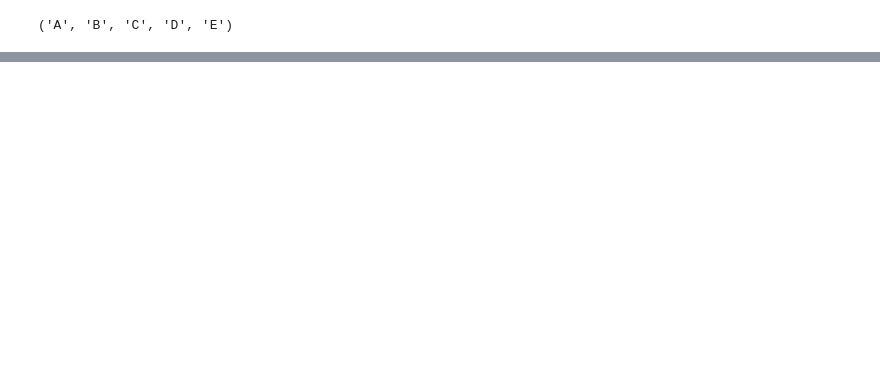
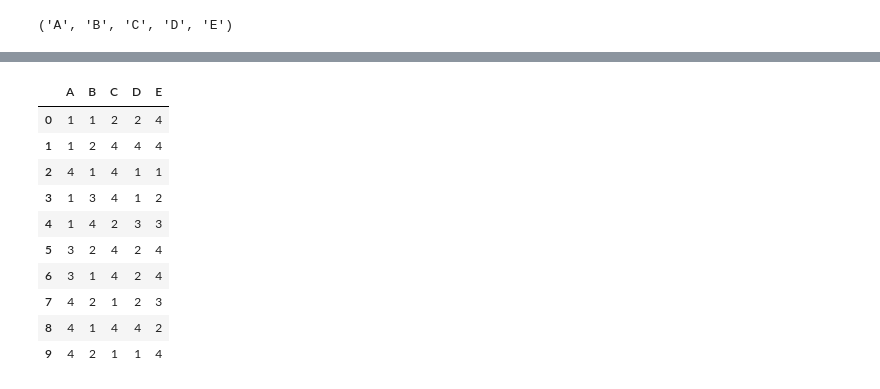
Before and after one commit to AndreasLumbanGaol/belajar_pandas, a Jupyter notebook: pandas_tricks_01.ipynb, the cells around one changed output, grey strips where cells are left out. Drawn from its saved outputs; the diff is of its cells as text; code cells hidden in the pictures; blank space fills up the shorter version.

```diff
--- a/pandas_tricks_01.ipynb
+++ b/pandas_tricks_01.ipynb
@@ -36,0 +46,19 @@ df.add_prefix('kolom_')
+# %%
+n_rows = 10
+n_cols = 5
+cols = tuple('ABCDE')
+
+df = pd.DataFrame(np.random.randint(1, 5, size=(n_rows, n_cols)), columns=cols)
+df
+# %% [output]
+|  | A | B | C | D | E |
+| 0 | 1 | 1 | 2 | 2 | 4 |
+| 1 | 1 | 2 | 4 | 4 | 4 |
+| 2 | 4 | 1 | 4 | 1 | 1 |
+| 3 | 1 | 3 | 4 | 1 | 2 |
+| 4 | 1 | 4 | 2 | 3 | 3 |
+| 5 | 3 | 2 | 4 | 2 | 4 |
+| 6 | 3 | 1 | 4 | 2 | 4 |
+| 7 | 4 | 2 | 1 | 2 | 3 |
+| 8 | 4 | 1 | 4 | 4 | 2 |
+| 9 | 4 | 2 | 1 | 1 | 4 |
```
Also changed, not shown: parts of 19 cells of this notebook.
